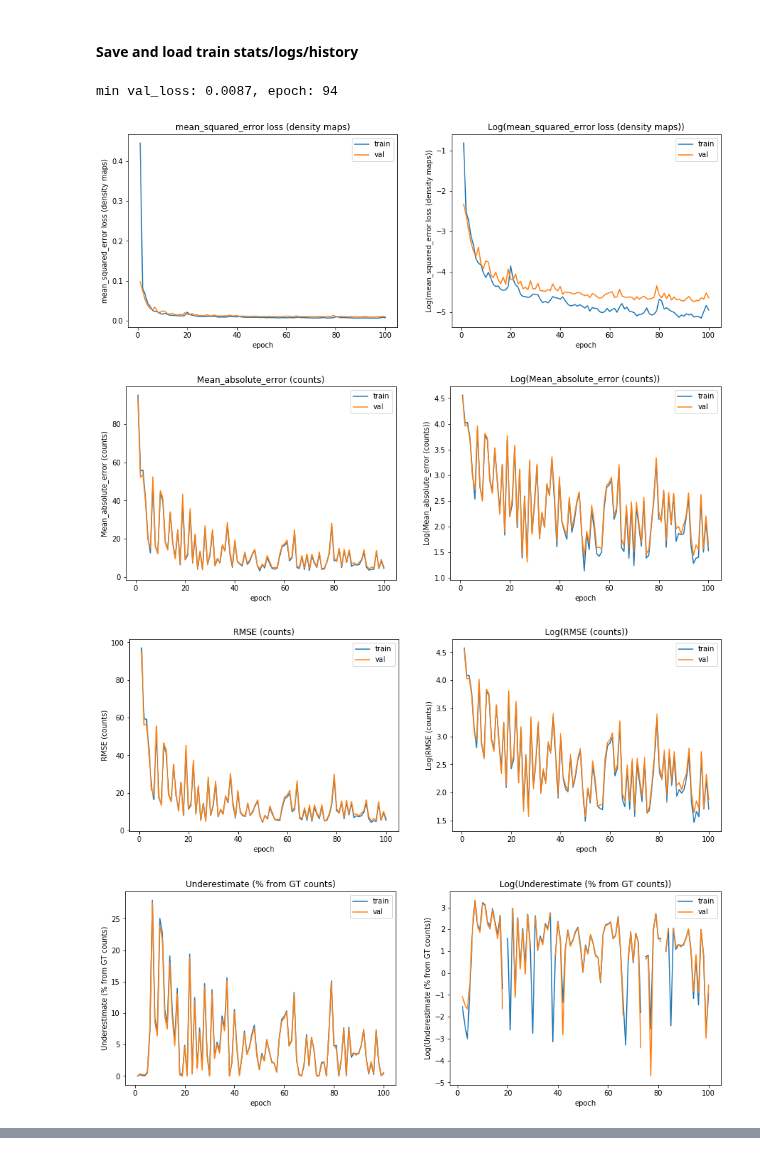
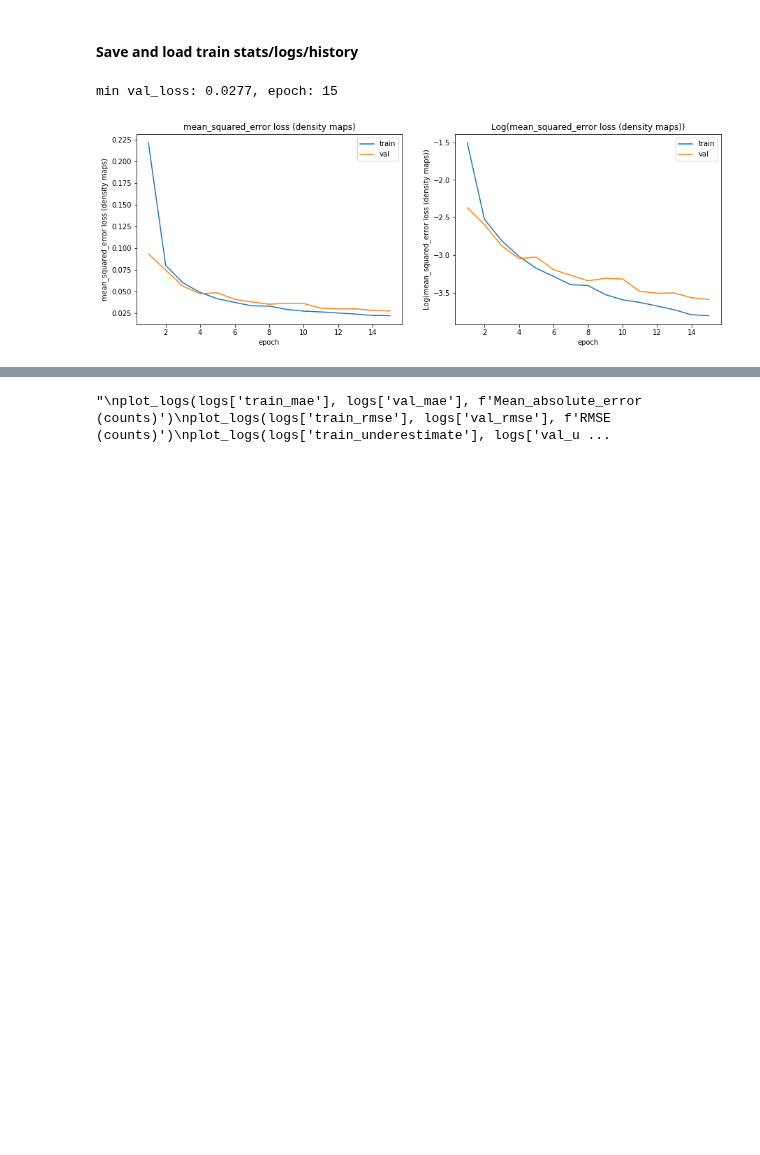
Before and after one commit to Tudor67/Object-Counting, a Jupyter notebook: experiments/1_fcrn_a/train.ipynb, the cells around one changed output, grey strips where cells are left out. Saved outputs shown, nothing was run; the diff lists cells and outputs as text; code cells hidden in the pictures; blank space fills up the shorter version.

Commit message:
added fcrn_a experiment on carpk (mse loss, patches 32 * (128x128), 15 epochs, overfitting)

```diff
--- a/experiments/1_fcrn_a/train.ipynb
+++ b/experiments/1_fcrn_a/train.ipynb
@@ -71,10 +71,11 @@ os.makedirs(config.CHECKPOINTS_PATH)
 os.makedirs(config.LOGS_PATH)
 # %%
 %%time
+'''
 eval_metrics_callback = EvalMetricsCallback(config.DENSITY_MAP_MULTIPLICATION_FACTOR,
                                             train_generator_for_eval,
                                             val_generator_for_eval)
-
+'''
 model_checkpoint = ModelCheckpoint(config.CHECKPOINT_FILENAME,
                                    monitor='val_loss',
                                    save_best_only=True)
@@ -82,7 +83,6 @@ model_checkpoint = ModelCheckpoint(config.CHECKPOINT_FILENAME,
 model_history = model.fit_generator(generator=train_generator,
                                     validation_data=val_generator,
                                     epochs=config.EPOCHS,
-                                    callbacks=[model_checkpoint,
-                                               eval_metrics_callback],
+                                    callbacks=[model_checkpoint],
                                     verbose=1)
 # %% [output]
@@ -123,19 +123,17 @@ logs['sub_experiment_name'] = config.SUB_EXPERIMENT_NAME
 # %%
 write_json(logs, config.LOGS_FILENAME)
 logs = read_json(config.LOGS_FILENAME)
 
 print(f'min val_loss: {np.min(logs["val_loss"]):.4f}, epoch: {1 + np.argmin(logs["val_loss"])}')
 
 plot_logs(logs['train_loss'], logs['val_loss'], f'{config.LOSS_NAME} loss (density maps)')
-
+'''
 plot_logs(logs['train_mae'], logs['val_mae'], f'Mean_absolute_error (counts)')
 plot_logs(logs['train_rmse'], logs['val_rmse'], f'RMSE (counts)')
 plot_logs(logs['train_underestimate'], logs['val_underestimate'], f'Underestimate (% from GT counts)')
 plot_logs(logs['train_overestimate'], logs['val_overestimate'], f'Overestimate (% from GT counts)')
 plot_logs(logs['train_difference'], logs['val_difference'], f'Difference (% from GT counts)')
+'''
 # %% [output]
-min val_loss: 0.0087, epoch: 94
+min val_loss: 0.0277, epoch: 15
-[figure, old version]
+[figure, new version]
-[figure, removed]
-[figure, removed]
-[figure, removed]
@@ -143,0 +140 @@ min val_loss: 0.0087, epoch: 94
+"\nplot_logs(logs['train_mae'], logs['val_mae'], f'Mean_absolute_error (counts)')\nplot_logs(logs['train_rmse'], logs['val_rmse'], f'RMSE (counts)')\nplot_logs(logs['train_underestimate'], logs['val_u ...
```
Also changed, not shown: parts of 2 cells of this notebook, 5 other files.
